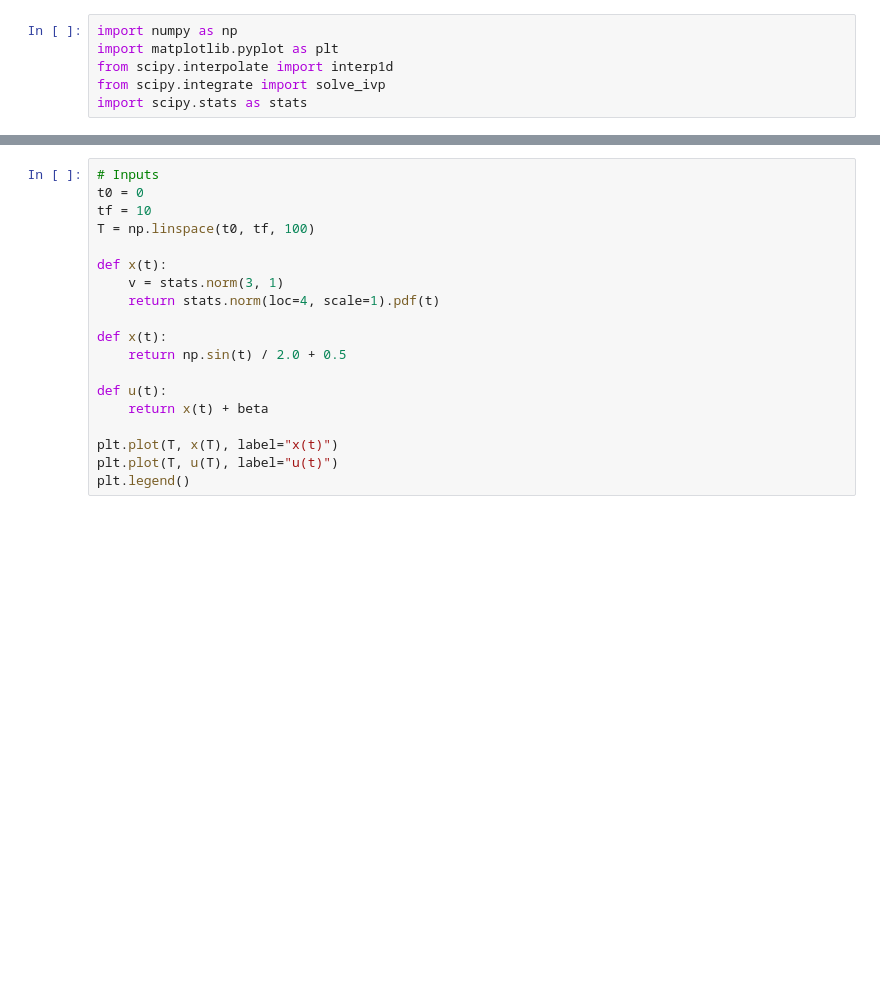
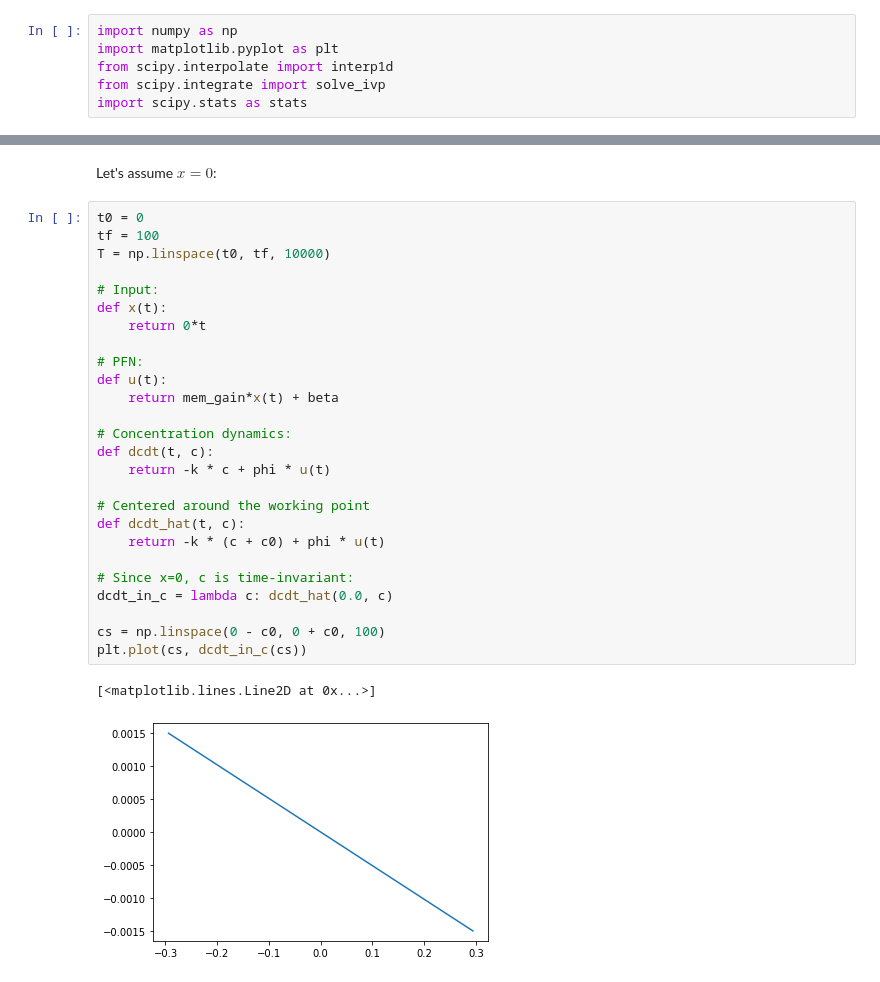
Before and after one commit to nilsceberg/path-integration-memory, a Jupyter notebook: notebooks/dye.ipynb, the cells around one changed output, grey strips where cells are left out. Cells and saved outputs as stored; diff of their text form; blank space fills up the shorter version.

```diff
--- a/notebooks/dye.ipynb
+++ b/notebooks/dye.ipynb
@@ -45,19 +79,31 @@ c_max = 0.3
-# %%
-# Inputs
-t0 = 0
-tf = 10
-T = np.linspace(t0, tf, 100)
-
-def x(t):
-    v = stats.norm(3, 1)
-    return stats.norm(loc=4, scale=1).pdf(t)
-
-def x(t):
-    return np.sin(t) / 2.0 + 0.5
-
-def u(t):
-    return x(t) + beta
-
-plt.plot(T, x(T), label="x(t)")
-plt.plot(T, u(T), label="u(t)")
-plt.legend()
+# %% [markdown]
+Let's assume $x=0$:
+# %%
+t0 = 0
+tf = 100
+T = np.linspace(t0, tf, 10000)
+
+# Input:
+def x(t):
+    return 0*t
+
+# PFN:
+def u(t):
+    return mem_gain*x(t) + beta
+
+# Concentration dynamics:
+def dcdt(t, c):
+    return -k * c + phi * u(t)
+
+# Centered around the working point
+def dcdt_hat(t, c):
+    return -k * (c + c0) + phi * u(t)
+
+# Since x=0, c is time-invariant:
+dcdt_in_c = lambda c: dcdt_hat(0.0, c)
+
+cs = np.linspace(0 - c0, 0 + c0, 100)
+plt.plot(cs, dcdt_in_c(cs))
+# %% [output]
+[<matplotlib.lines.Line2D at 0x...>]
+[figure, added]
```
Also changed, not shown: parts of 8 cells of this notebook.
